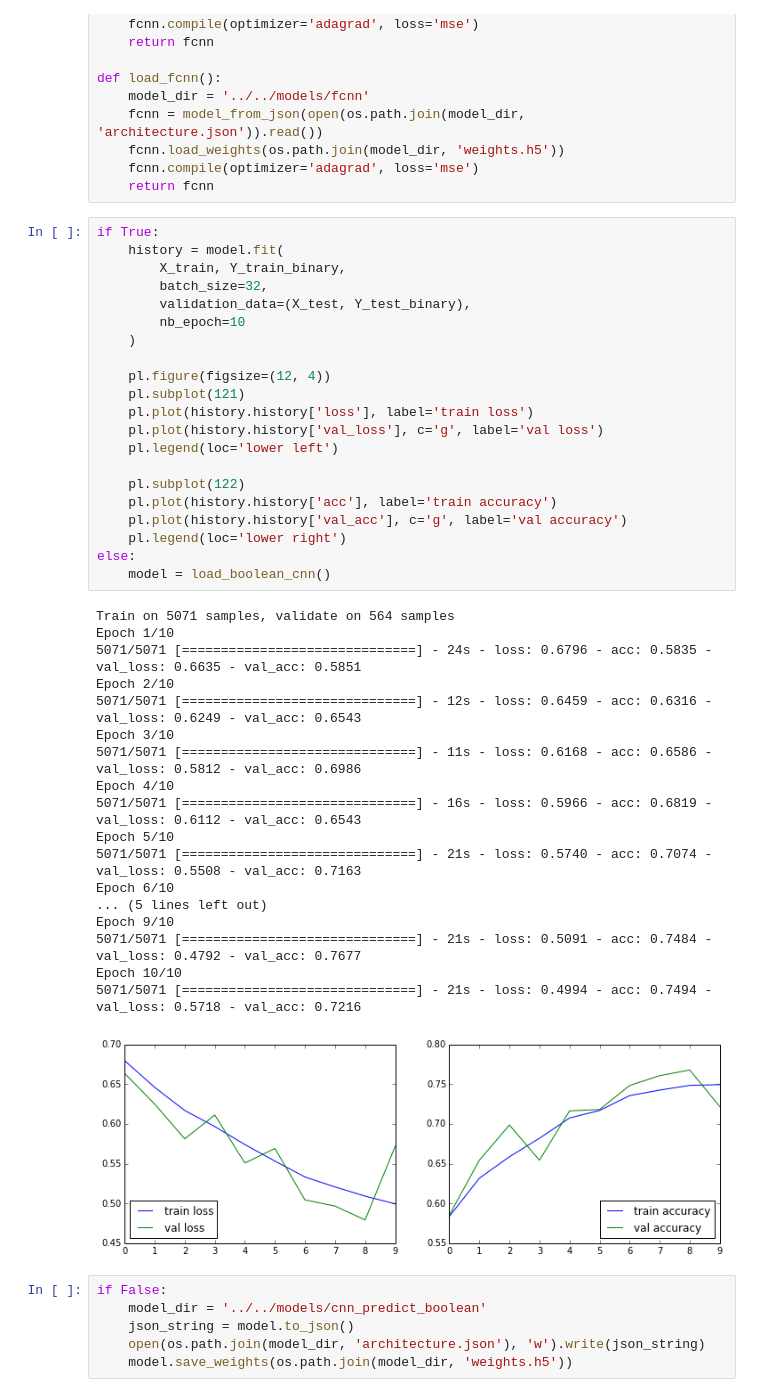
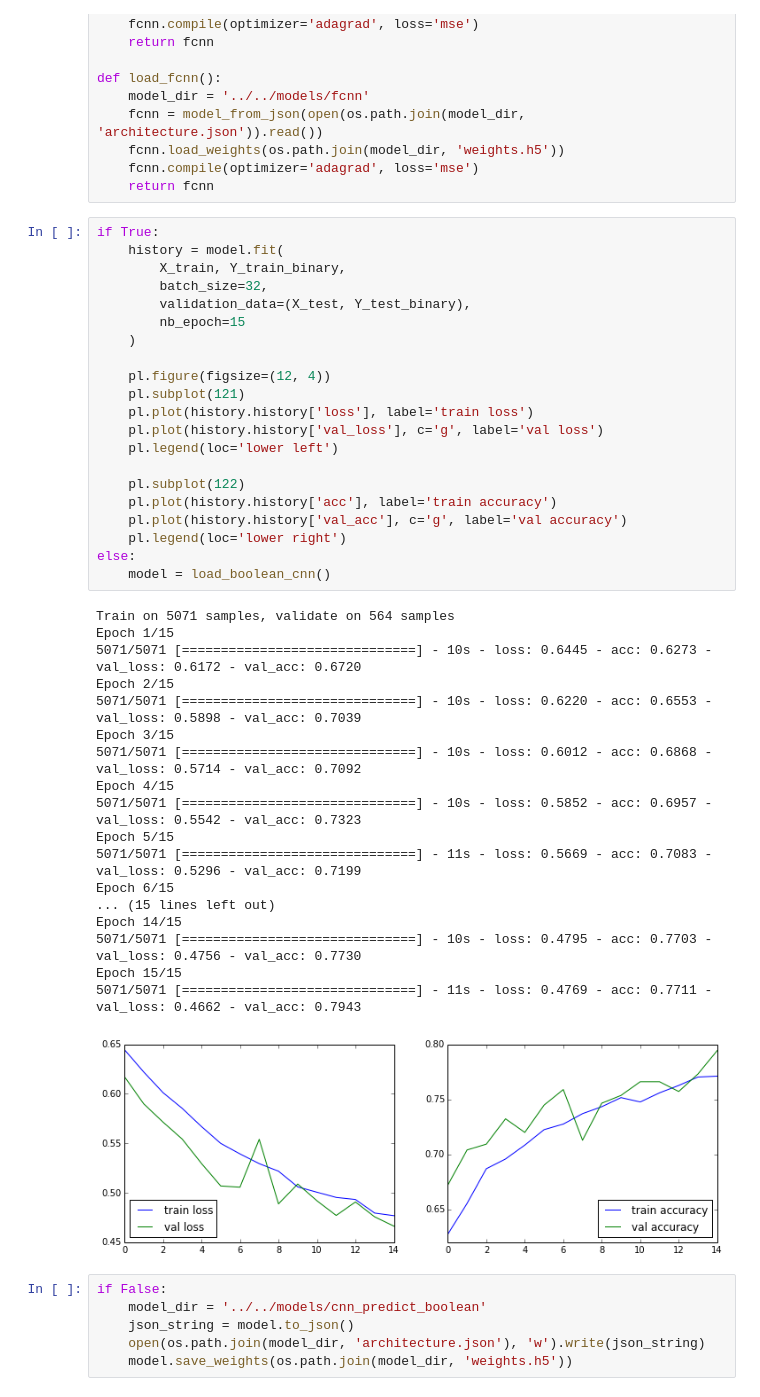
Before and after one commit to julienr/kaggle_uns, a Jupyter notebook: notebooks/1_train_cnn_predict_boolean.ipynb, the cells around one changed output. Saved outputs shown, nothing was run; the diff lists cells and outputs as text.

```diff
--- a/notebooks/1_train_cnn_predict_boolean.ipynb
+++ b/notebooks/1_train_cnn_predict_boolean.ipynb
@@ -172,43 +172,43 @@ def load_fcnn():
 # %%
 if True:
     history = model.fit(
         X_train, Y_train_binary,
         batch_size=32,
         validation_data=(X_test, Y_test_binary),
-        nb_epoch=10
+        nb_epoch=15
     )
 
     pl.figure(figsize=(12, 4))
     pl.subplot(121)
     pl.plot(history.history['loss'], label='train loss')
     pl.plot(history.history['val_loss'], c='g', label='val loss')
     pl.legend(loc='lower left')
 
     pl.subplot(122)
     pl.plot(history.history['acc'], label='train accuracy')
     pl.plot(history.history['val_acc'], c='g', label='val accuracy')
     pl.legend(loc='lower right')
 else:
     model = load_boolean_cnn()
 # %% [output]
 Train on 5071 samples, validate on 564 samples
-Epoch 1/10
-5071/5071 [==============================] - 24s - loss: 0.6796 - acc: 0.5835 - val_loss: 0.6635 - val_acc: 0.5851
-Epoch 2/10
-5071/5071 [==============================] - 12s - loss: 0.6459 - acc: 0.6316 - val_loss: 0.6249 - val_acc: 0.6543
-Epoch 3/10
-5071/5071 [==============================] - 11s - loss: 0.6168 - acc: 0.6586 - val_loss: 0.5812 - val_acc: 0.6986
-Epoch 4/10
-5071/5071 [==============================] - 16s - loss: 0.5966 - acc: 0.6819 - val_loss: 0.6112 - val_acc: 0.6543
-Epoch 5/10
-5071/5071 [==============================] - 21s - loss: 0.5740 - acc: 0.7074 - val_loss: 0.5508 - val_acc: 0.7163
-Epoch 6/10
-... (5 lines left out)
-Epoch 9/10
-5071/5071 [==============================] - 21s - loss: 0.5091 - acc: 0.7484 - val_loss: 0.4792 - val_acc: 0.7677
-Epoch 10/10
-5071/5071 [==============================] - 21s - loss: 0.4994 - acc: 0.7494 - val_loss: 0.5718 - val_acc: 0.7216
+Epoch 1/15
+5071/5071 [==============================] - 10s - loss: 0.6445 - acc: 0.6273 - val_loss: 0.6172 - val_acc: 0.6720
+Epoch 2/15
+5071/5071 [==============================] - 10s - loss: 0.6220 - acc: 0.6553 - val_loss: 0.5898 - val_acc: 0.7039
+Epoch 3/15
+5071/5071 [==============================] - 10s - loss: 0.6012 - acc: 0.6868 - val_loss: 0.5714 - val_acc: 0.7092
+Epoch 4/15
+5071/5071 [==============================] - 10s - loss: 0.5852 - acc: 0.6957 - val_loss: 0.5542 - val_acc: 0.7323
+Epoch 5/15
+5071/5071 [==============================] - 11s - loss: 0.5669 - acc: 0.7083 - val_loss: 0.5296 - val_acc: 0.7199
+Epoch 6/15
+... (15 lines left out)
+Epoch 14/15
+5071/5071 [==============================] - 10s - loss: 0.4795 - acc: 0.7703 - val_loss: 0.4756 - val_acc: 0.7730
+Epoch 15/15
+5071/5071 [==============================] - 11s - loss: 0.4769 - acc: 0.7711 - val_loss: 0.4662 - val_acc: 0.7943
-[figure, old version]
+[figure, new version]
 # %%
 if False:
     model_dir = '../../models/cnn_predict_boolean'
```
Also changed, not shown: parts of 1 cell of this notebook, 10 other files.
